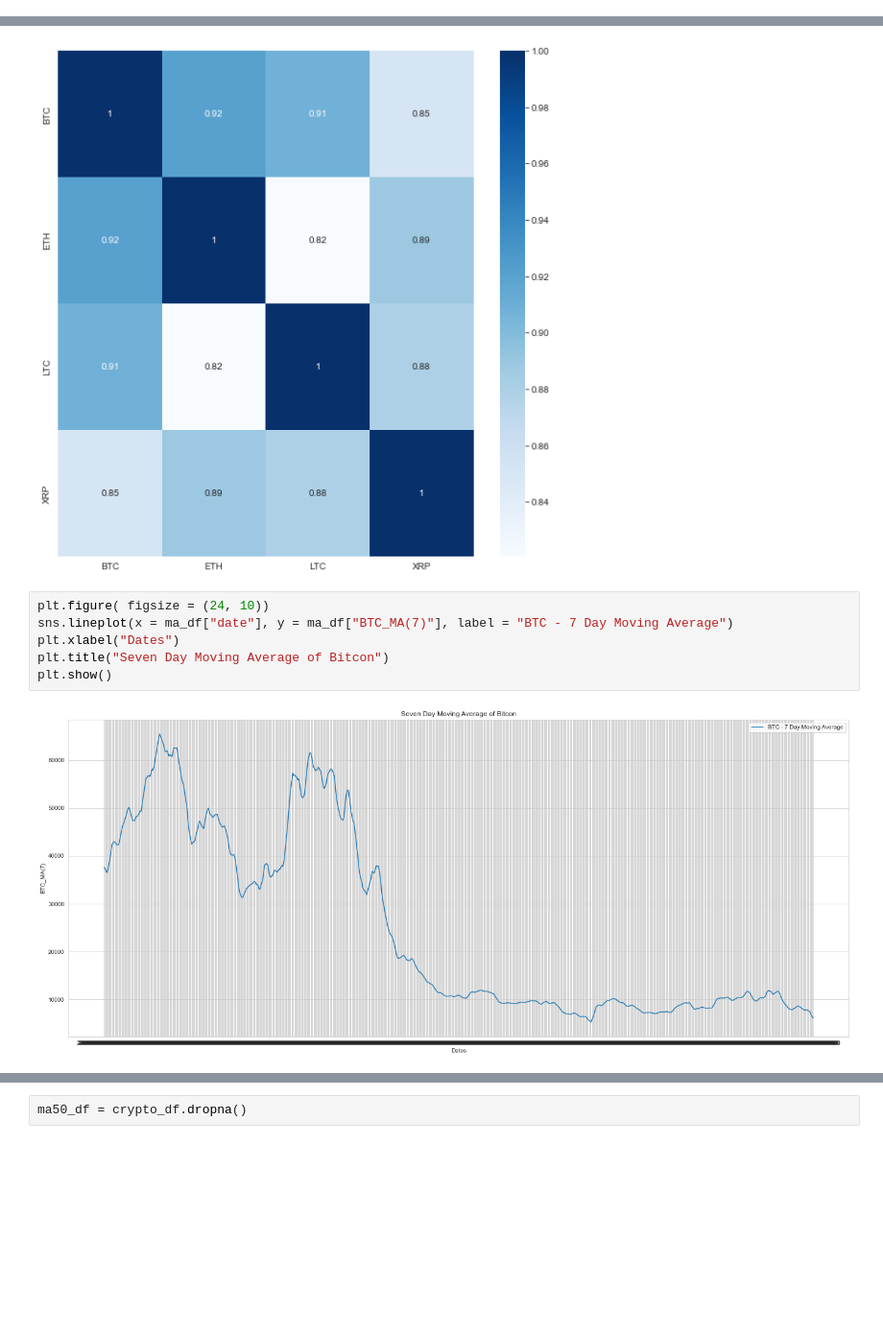
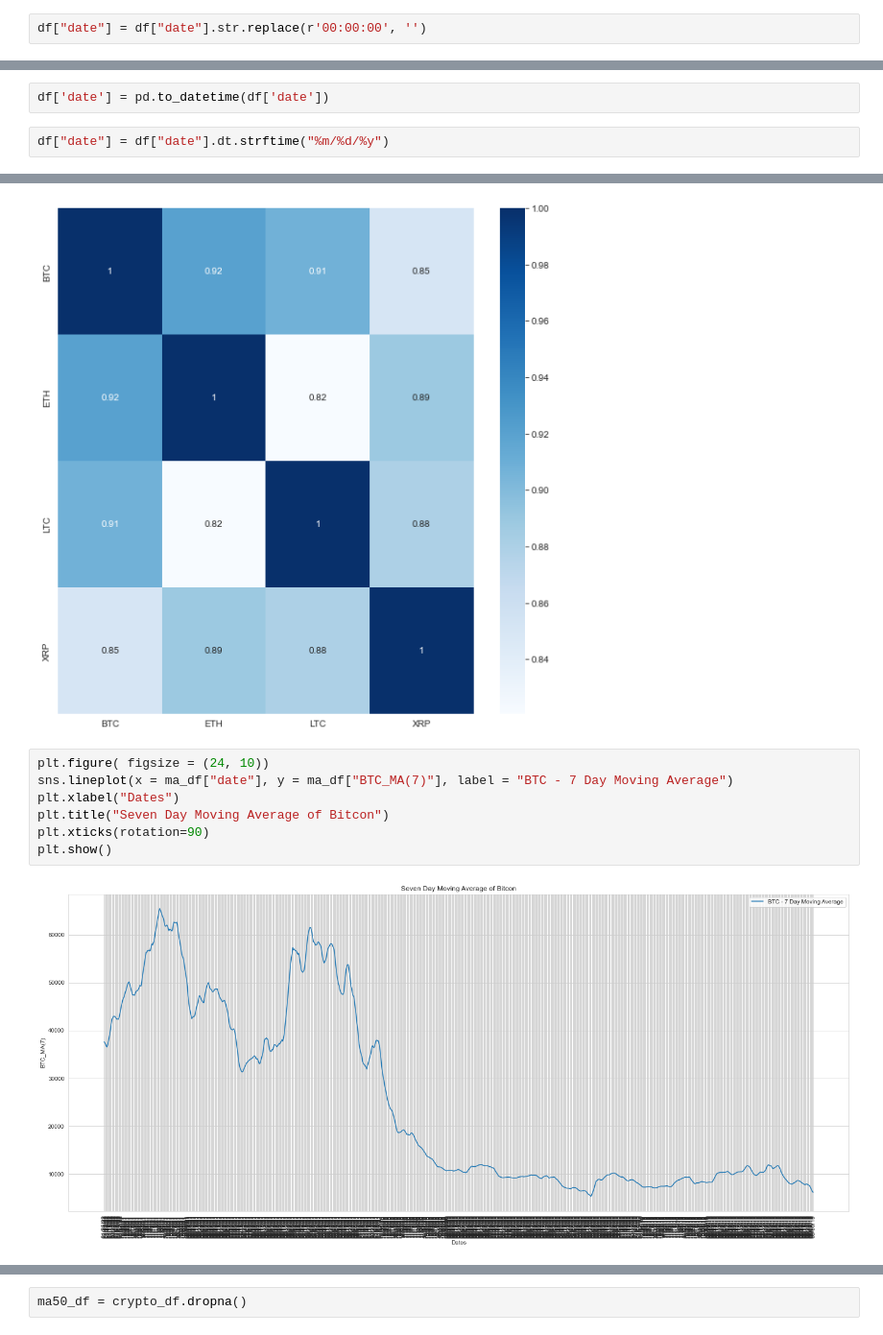
Before and after one commit to reiderwin/mustache-list-sequence, a Jupyter notebook: ccs_crypto_edits/crypto.ipynb, the cells around one changed output, grey strips where cells are left out. Shown at 96% size. Saved outputs shown, nothing was run; the diff lists cells and outputs as text; blank space fills up the shorter version.

```diff
--- a/ccs_crypto_edits/crypto.ipynb
+++ b/ccs_crypto_edits/crypto.ipynb
@@ -208,3 +208,5 @@ df
 | 1004 | 2019-05-06 00:00:00 | 0.29724 | 0.30524 | 0.29130 | 0.29949 | 1.253129e+07 | 3.752995e+06 | 5714.40 | 5755.79 | ... |
 | 1005 | 2019-05-05 00:00:00 | 0.29940 | 0.30075 | 0.29500 | 0.29674 | 7.118226e+06 | 2.112262e+06 | 5766.46 | 5782.55 | ... |
 1006 rows × 25 columns
+# %%
+df["date"] = df["date"].str.replace(r'00:00:00', '')
@@ -210,0 +229,4 @@ df
+# %%
+df['date'] = pd.to_datetime(df['date'])
+# %%
+df["date"] = df["date"].dt.strftime("%m/%d/%y")
@@ -369,11 +407,12 @@ sns.heatmap(ma_df[["BTC", "ETH", "LTC", "XRP"]].corr(), annot=True, cmap="Blues"
 # %%
 plt.figure( figsize = (24, 10))
 sns.lineplot(x = ma_df["date"], y = ma_df["BTC_MA(7)"], label = "BTC - 7 Day Moving Average")
 plt.xlabel("Dates")
 plt.title("Seven Day Moving Average of Bitcon")
+plt.xticks(rotation=90)
 plt.show()
 # %% [output]
-[figure, old version]
+[figure, new version]
 # %%
 plt.figure( figsize = (24, 10))
 sns.lineplot(x = ma_df["date"], y = ma_df["ETH_MA(7)"], label = "ETH - 7 Day Moving Average")
```
Also changed, not shown: parts of 29 cells of this notebook.
